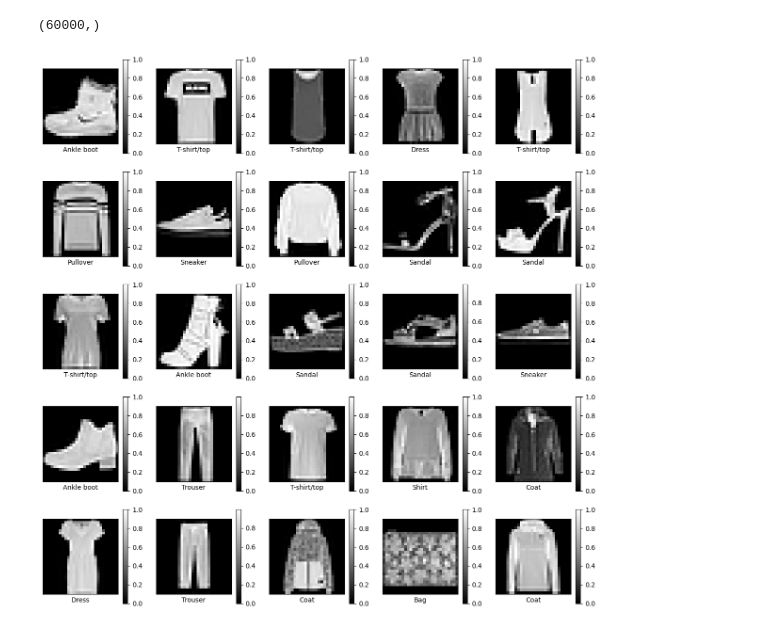
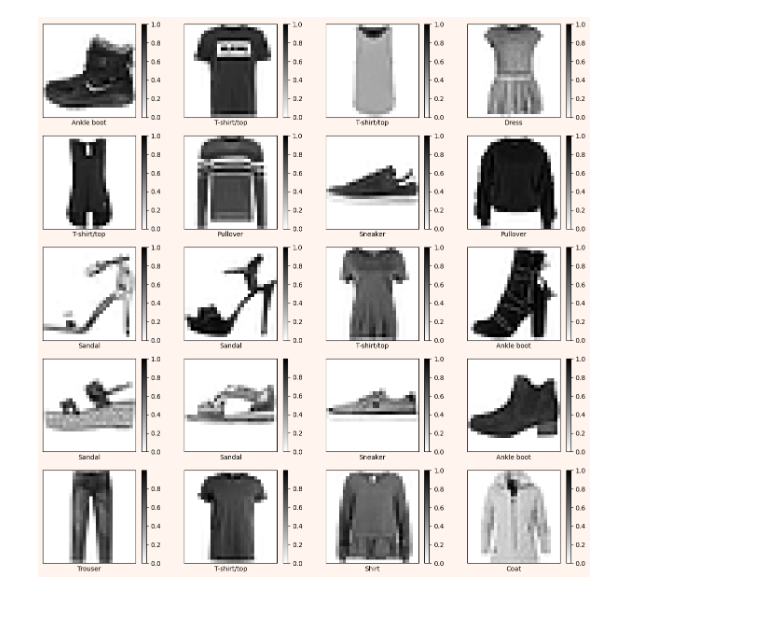
Before and after one commit to Vishnyak13/DataScience_Hw10, a Jupyter notebook: fashion_mnist.ipynb, the cells around one changed output. Cells and saved outputs as stored; diff of their text form; code cells hidden in the pictures.

```diff
--- a/fashion_mnist.ipynb
+++ b/fashion_mnist.ipynb
@@ -18,7 +14,3 @@ x_train.shape
-# %%
-label_train.shape
-# %% [output]
-(60000,)
 # %%
 # Normalizatoin dataset
 # %%
@@ -29,16 +21,16 @@ x_test = x_test/255
 # %%
 label_name = ["T-shirt/top", "Trouser", "Pullover", "Dress", "Coat", "Sandal", "Shirt", "Sneaker", "Bag", "Ankle boot"]
 # %%
-plt.figure(figsize=(15, 15))
-for i in range(25):
-    plt.subplot(5,5,i+1)
-    plt.imshow(x_train[i], cmap=plt.cm.binary_r)
+plt.figure(figsize=(15, 15), facecolor='SeaShell')
+for i in range(20):
+    plt.subplot(5,4,i+1)
+    plt.imshow(x_train[i], cmap=plt.cm.binary)
     plt.xticks([])
     plt.yticks([])
     plt.colorbar()
     plt.xlabel(label_name[label_train[i]])
 # %% [output]
-[figure, old version]
+[figure, new version]
 # %%
 # Create neural network model
 # %%
```
Also changed, not shown: parts of 9 cells of this notebook.
